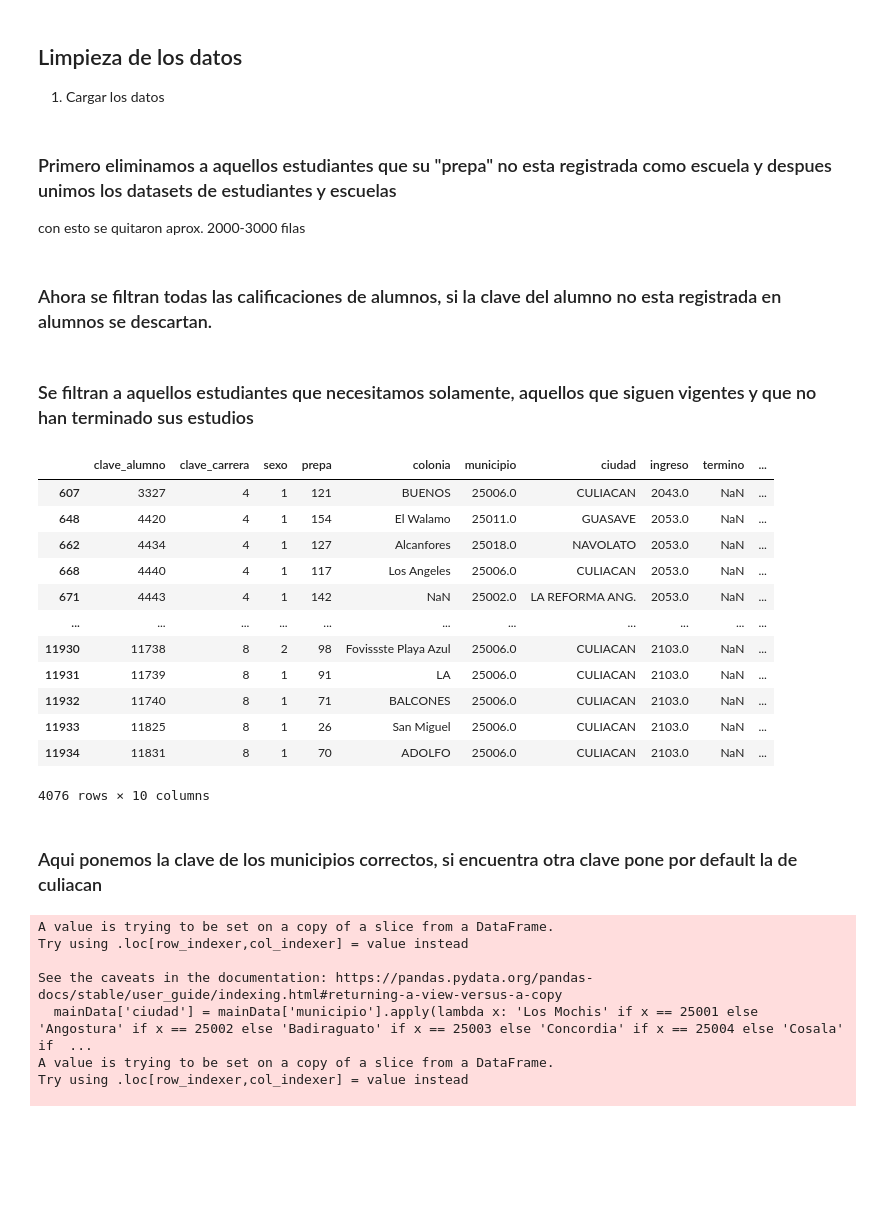
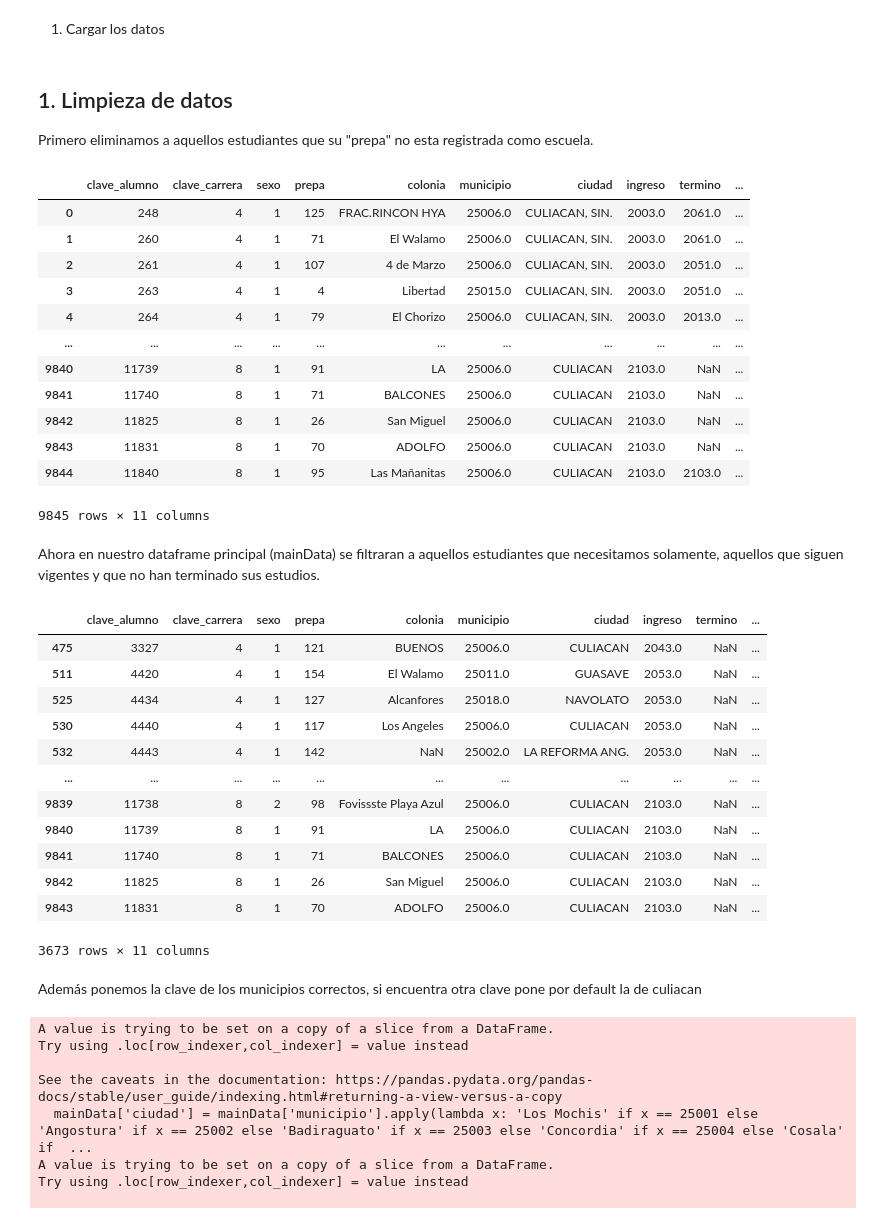
Before and after one commit to KingSplatt/Data-Analysis, a Jupyter notebook: data-analysis.ipynb, the cells around one changed output. Cells and saved outputs as stored; diff of their text form; code cells hidden in the pictures; blank space fills up the shorter version.

```diff
--- a/data-analysis.ipynb
+++ b/data-analysis.ipynb
@@ -13,10 +13,6 @@ for dirname, _, filenames in os.walk('/kaggle/input'):
 # You can write up to 20GB to the current directory (/kaggle/working/) that gets preserved as output when you create a version using "Save & Run All"
 # You can also write temporary files to /kaggle/temp/, but they won't be saved outside of the current session
 # %% [markdown]
-## Limpieza de los datos
-
-
-
 1. Cargar los datos
 # %%
 calificaciones = pd.read_csv("./Datos/calificaciones.csv")
@@ -24,11 +20,22 @@ estudiantes = pd.read_csv("./Datos/estudiantes.csv")
 carreras = pd.read_csv("./Datos/carrera.csv")
 escuelas = pd.read_csv("./Datos/escuelas.csv")
 # %% [markdown]
-### Primero eliminamos a aquellos estudiantes que su "prepa" no esta registrada como escuela y despues unimos los datasets de estudiantes y escuelas
-
-con esto se quitaron aprox. 2000-3000 filas
+## 1. Limpieza de datos
+Primero eliminamos a aquellos estudiantes que su "prepa" no esta registrada como escuela.
 # %%
-ciud = pd.DataFrame(estudiantes["ciudad"].unique(), columns=["ciudad"])
-correcta = pd.merge(estudiantes, escuelas[['clave']], left_on='prepa', right_on='clave', how='inner')
+estudiantes_filtrados = pd.merge(estudiantes, escuelas[['clave']], left_on='prepa', right_on='clave', how='inner')
+estudiantes_filtrados
+# %% [output]
+|  | clave_alumno | clave_carrera | sexo | prepa | colonia | municipio | ciudad | ingreso | termino | ... |
+| 0 | 248 | 4 | 1 | 125 | FRAC.RINCON HYA | 25006.0 | CULIACAN, SIN. | 2003.0 | 2061.0 | ... |
+| 1 | 260 | 4 | 1 | 71 | El Walamo | 25006.0 | CULIACAN, SIN. | 2003.0 | 2061.0 | ... |
+| 2 | 261 | 4 | 1 | 107 | 4 de Marzo | 25006.0 | CULIACAN, SIN. | 2003.0 | 2051.0 | ... |
+| 3 | 263 | 4 | 1 | 4 | Libertad | 25015.0 | CULIACAN, SIN. | 2003.0 | 2051.0 | ... |
+| 4 | 264 | 4 | 1 | 79 | El Chorizo | 25006.0 | CULIACAN, SIN. | 2003.0 | 2013.0 | ... |
+| ... | ... | ... | ... | ... | ... | ... | ... | ... | ... | ... |
+| 9840 | 11739 | 8 | 1 | 91 | LA | 25006.0 | CULIACAN | 2103.0 | NaN | ... |
+| 9841 | 11740 | 8 | 1 | 71 | BALCONES | 25006.0 | CULIACAN | 2103.0 | NaN | ... |
+| 9842 | 11825 | 8 | 1 | 26 | San Miguel | 25006.0 | CULIACAN | 2103.0 | NaN | ... |
+| 9843 | 11831 | 8 | 1 | 70 | ADOLFO | 25006.0 | CULIACAN | 2103.0 | NaN | ... |
+| 9844 | 11840 | 8 | 1 | 95 | Las Mañanitas | 25006.0 | CULIACAN | 2103.0 | 2103.0 | ... |
+9845 rows × 11 columns
-# %% [markdown]
-### Ahora se filtran todas las calificaciones de alumnos, si la clave del alumno no esta registrada en alumnos se descartan.
@@ -38,25 +42,24 @@ correcta2 = pd.merge(calificaciones, estudiantes[['clave_alumno']], left_on='cla
 # %% [markdown]
-### Se filtran a aquellos estudiantes que necesitamos solamente, aquellos que siguen vigentes y que no han terminado sus estudios
+Ahora en nuestro dataframe principal (mainData) se filtraran a aquellos estudiantes que necesitamos solamente, aquellos que siguen vigentes y que no han terminado sus estudios.
 # %%
-mainData = estudiantes[(estudiantes['termino'].isnull()) & (estudiantes['causa_salida']==1)]
-#correcta3.sort_values('clave_alumno')
+mainData = estudiantes_filtrados[(estudiantes_filtrados['termino'].isnull()) & (estudiantes_filtrados['causa_salida']==1)]
 mainData
 # %% [output]
 |  | clave_alumno | clave_carrera | sexo | prepa | colonia | municipio | ciudad | ingreso | termino | ... |
-| 607 | 3327 | 4 | 1 | 121 | BUENOS | 25006.0 | CULIACAN | 2043.0 | NaN | ... |
-| 648 | 4420 | 4 | 1 | 154 | El Walamo | 25011.0 | GUASAVE | 2053.0 | NaN | ... |
-| 662 | 4434 | 4 | 1 | 127 | Alcanfores | 25018.0 | NAVOLATO | 2053.0 | NaN | ... |
-| 668 | 4440 | 4 | 1 | 117 | Los Angeles | 25006.0 | CULIACAN | 2053.0 | NaN | ... |
-| 671 | 4443 | 4 | 1 | 142 | NaN | 25002.0 | LA REFORMA ANG. | 2053.0 | NaN | ... |
+| 475 | 3327 | 4 | 1 | 121 | BUENOS | 25006.0 | CULIACAN | 2043.0 | NaN | ... |
+| 511 | 4420 | 4 | 1 | 154 | El Walamo | 25011.0 | GUASAVE | 2053.0 | NaN | ... |
+| 525 | 4434 | 4 | 1 | 127 | Alcanfores | 25018.0 | NAVOLATO | 2053.0 | NaN | ... |
+| 530 | 4440 | 4 | 1 | 117 | Los Angeles | 25006.0 | CULIACAN | 2053.0 | NaN | ... |
+| 532 | 4443 | 4 | 1 | 142 | NaN | 25002.0 | LA REFORMA ANG. | 2053.0 | NaN | ... |
 | ... | ... | ... | ... | ... | ... | ... | ... | ... | ... | ... |
-| 11930 | 11738 | 8 | 2 | 98 | Fovissste Playa Azul | 25006.0 | CULIACAN | 2103.0 | NaN | ... |
-| 11931 | 11739 | 8 | 1 | 91 | LA | 25006.0 | CULIACAN | 2103.0 | NaN | ... |
-| 11932 | 11740 | 8 | 1 | 71 | BALCONES | 25006.0 | CULIACAN | 2103.0 | NaN | ... |
-| 11933 | 11825 | 8 | 1 | 26 | San Miguel | 25006.0 | CULIACAN | 2103.0 | NaN | ... |
-| 11934 | 11831 | 8 | 1 | 70 | ADOLFO | 25006.0 | CULIACAN | 2103.0 | NaN | ... |
+| 9839 | 11738 | 8 | 2 | 98 | Fovissste Playa Azul | 25006.0 | CULIACAN | 2103.0 | NaN | ... |
+| 9840 | 11739 | 8 | 1 | 91 | LA | 25006.0 | CULIACAN | 2103.0 | NaN | ... |
+| 9841 | 11740 | 8 | 1 | 71 | BALCONES | 25006.0 | CULIACAN | 2103.0 | NaN | ... |
+| 9842 | 11825 | 8 | 1 | 26 | San Miguel | 25006.0 | CULIACAN | 2103.0 | NaN | ... |
+| 9843 | 11831 | 8 | 1 | 70 | ADOLFO | 25006.0 | CULIACAN | 2103.0 | NaN | ... |
-4076 rows × 10 columns
+3673 rows × 11 columns
 # %% [markdown]
-### Aqui ponemos la clave de los municipios correctos, si encuentra otra clave pone por default la de culiacan
+Además ponemos la clave de los municipios correctos, si encuentra otra clave pone por default la de culiacan
 # %%
 #los municipios con clave le asignamos su ciudad correspondiente
 mainData['ciudad'] = mainData['municipio'].apply(lambda x: 'Los Mochis' if x == 25001 else 'Angostura' if x == 25002 else 'Badiraguato' if x == 25003 else 'Concordia' if x == 25004 else 'Cosala' if x == 25005 else 'Culiacan' if x == 25006 else 'Choix' if x == 25007 else 'La Cruz' if x == 25008 else 'Escuinapa' if x == 25009 else 'El Fuerte' if x == 25010 else 'Guasave' if x == 25011 else 'Mazatlan' if x == 25012 else 'Mocorito' if x == 25013 else 'Rosario' if x == 25014 else 'Guamuchil' if x == 25015 else 'San Ignacio' if x == 25016 else 'Sinaloa de Leyva' if x == 25017 else 'Navolato' if x == 25018 else 'ElDorado' if x == 25019 else 'Juan Jose Rios' if x == 25020 else 'No encontrado')
```
Also changed, not shown: parts of 29 cells of this notebook, 1 other file.
